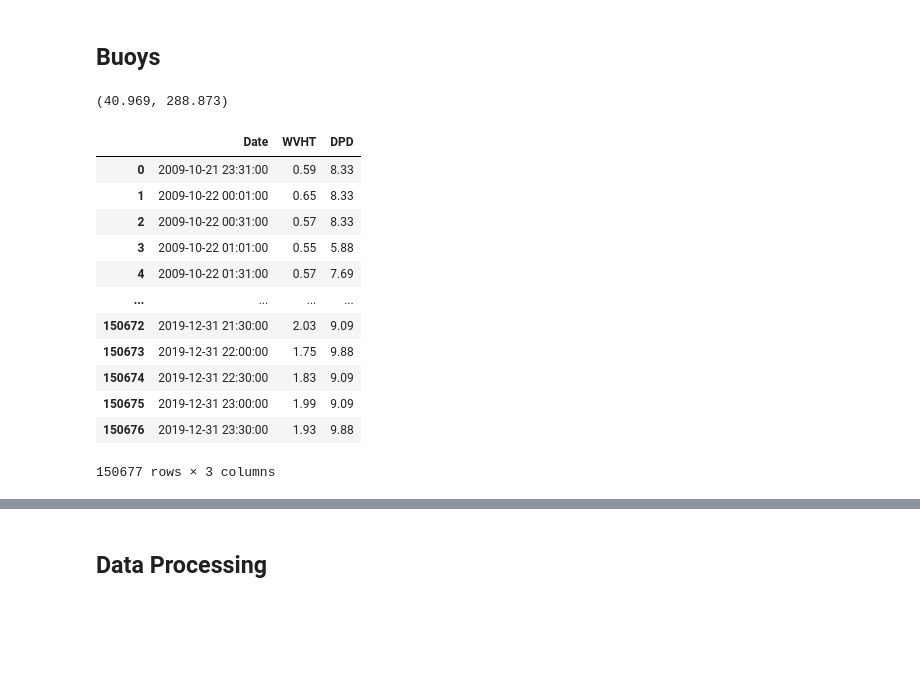
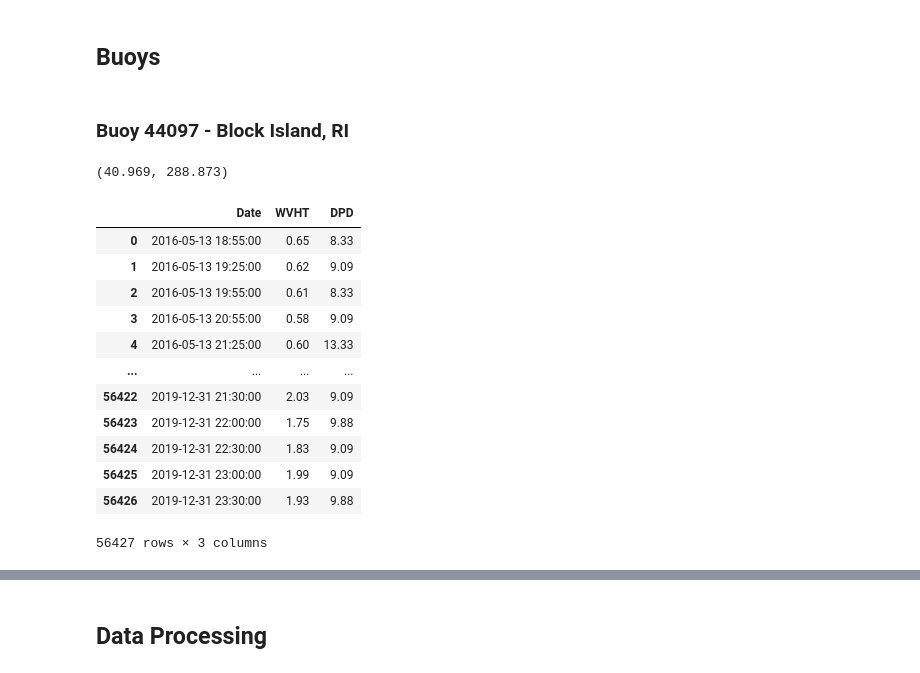
Before and after one commit to panmits86-zz/masters_thesis, a Jupyter notebook: validation.ipynb, the cells around one changed output, grey strips where cells are left out. Drawn from its saved outputs; the diff is of its cells as text; code cells hidden in the pictures; blank space fills up the shorter version.

```diff
--- a/validation.ipynb
+++ b/validation.ipynb
@@ -234,4 +225,6 @@ swh_ja
 ## Buoys
 # %%
 buoys = pd.read_excel('buoys.xlsx', header=0, index_col=None, usecols="D:E")
+# %% [markdown]
+### Buoy 44097 - Block Island, RI
 # %%
@@ -247,29 +240,29 @@ def parse(yr, mo, doy, hr, min):
     dt = datetime(yr - 0, mo, doy, hr, min)
     return dt
 # %%
-#read all files for the 44097 buoy and concatenate them into one single pandas data frame and exclude wave height error values
-path = r'C:/Users/panmits86/Desktop/Python/data/buoys/Station_44097'
+#read all files since 2016 for the 44097 buoy and concatenate them into one single pandas data frame and exclude wave height error values
+path = r'C:/Users/panmits86/Desktop/Python/data/buoys/Station_44097_1'
 all_files = glob.glob(path + "/*.txt")
 
 b44097_wave = pd.concat((pd.read_csv(f, delim_whitespace=True,
                          skiprows=lambda x: x == 1, usecols=[0,1,2,3,4,8,9], header=0, date_parser=parse,
                           parse_dates={'Date':['#YY','MM','DD','hh','mm']}) for f in all_files))
 b44097_wave = b44097_wave[b44097_wave.WVHT !=99]
 b44097_wave.reset_index(inplace=True)
 b44097_wave.drop('index', 1, inplace=True)
 b44097_wave
 # %% [output]
 |  | Date | WVHT | DPD |
-| 0 | 2009-10-21 23:31:00 | 0.59 | 8.33 |
-| 1 | 2009-10-22 00:01:00 | 0.65 | 8.33 |
-| 2 | 2009-10-22 00:31:00 | 0.57 | 8.33 |
-| 3 | 2009-10-22 01:01:00 | 0.55 | 5.88 |
-| 4 | 2009-10-22 01:31:00 | 0.57 | 7.69 |
+| 0 | 2016-05-13 18:55:00 | 0.65 | 8.33 |
+| 1 | 2016-05-13 19:25:00 | 0.62 | 9.09 |
+| 2 | 2016-05-13 19:55:00 | 0.61 | 8.33 |
+| 3 | 2016-05-13 20:55:00 | 0.58 | 9.09 |
+| 4 | 2016-05-13 21:25:00 | 0.60 | 13.33 |
 | ... | ... | ... | ... |
-| 150672 | 2019-12-31 21:30:00 | 2.03 | 9.09 |
-| 150673 | 2019-12-31 22:00:00 | 1.75 | 9.88 |
-| 150674 | 2019-12-31 22:30:00 | 1.83 | 9.09 |
-| 150675 | 2019-12-31 23:00:00 | 1.99 | 9.09 |
-| 150676 | 2019-12-31 23:30:00 | 1.93 | 9.88 |
+| 56422 | 2019-12-31 21:30:00 | 2.03 | 9.09 |
+| 56423 | 2019-12-31 22:00:00 | 1.75 | 9.88 |
+| 56424 | 2019-12-31 22:30:00 | 1.83 | 9.09 |
+| 56425 | 2019-12-31 23:00:00 | 1.99 | 9.09 |
+| 56426 | 2019-12-31 23:30:00 | 1.93 | 9.88 |
-150677 rows × 3 columns
+56427 rows × 3 columns
 # %%
```
Also changed, not shown: parts of 77 cells of this notebook, 2 other files.
